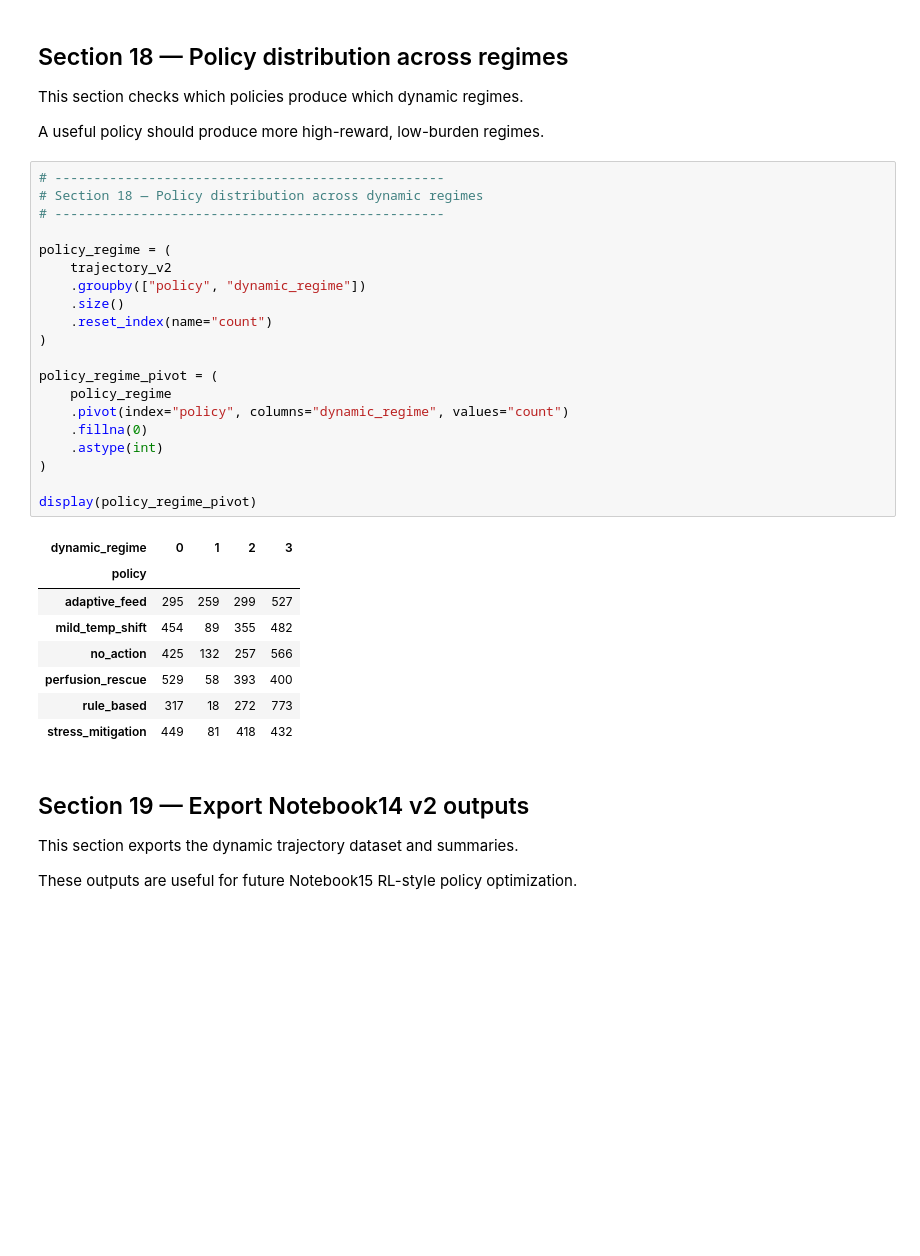
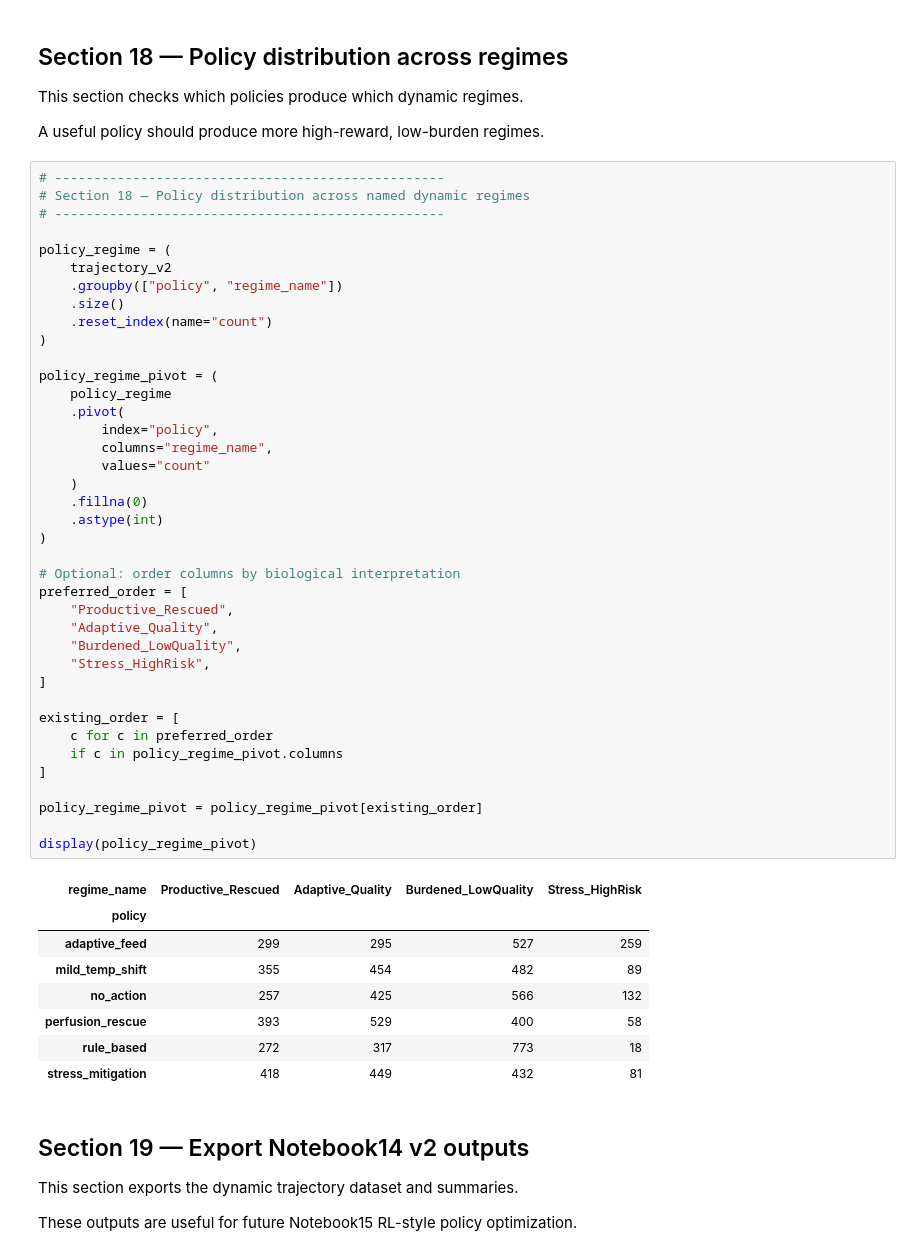
Before and after one commit to Sanghee-L/CLD_ML_PIPELINE, a Jupyter notebook: notebooks/14v2_Dynamic_State_Trajectories_with_Process_Actions_and_Reward.ipynb, the cells around one changed output. Saved outputs shown, nothing was run; the diff lists cells and outputs as text; blank space fills up the shorter version.

```diff
--- a/notebooks/14v2_Dynamic_State_Trajectories_with_Process_Actions_and_Reward.ipynb
+++ b/notebooks/14v2_Dynamic_State_Trajectories_with_Process_Actions_and_Reward.ipynb
@@ -1149,35 +1217,54 @@ display(regime_summary)
 This section checks which policies produce which dynamic regimes.
 
 A useful policy should produce more high-reward, low-burden regimes.
-# %%
-# --------------------------------------------------
-# Section 18 — Policy distribution across dynamic regimes
-# --------------------------------------------------
-
-policy_regime = (
-    trajectory_v2
-    .groupby(["policy", "dynamic_regime"])
-    .size()
-    .reset_index(name="count")
-)
-
-policy_regime_pivot = (
-    policy_regime
-    .pivot(index="policy", columns="dynamic_regime", values="count")
-    .fillna(0)
-    .astype(int)
-)
-
-display(policy_regime_pivot)
-# %% [output]
-| dynamic_regime | 0 | 1 | 2 | 3 |
-| policy |  |  |  |  |
-| adaptive_feed | 295 | 259 | 299 | 527 |
-| mild_temp_shift | 454 | 89 | 355 | 482 |
-| no_action | 425 | 132 | 257 | 566 |
-| perfusion_rescue | 529 | 58 | 393 | 400 |
-| rule_based | 317 | 18 | 272 | 773 |
-| stress_mitigation | 449 | 81 | 418 | 432 |
+# %%
+# --------------------------------------------------
+# Section 18 — Policy distribution across named dynamic regimes
+# --------------------------------------------------
+
+policy_regime = (
+    trajectory_v2
+    .groupby(["policy", "regime_name"])
+    .size()
+    .reset_index(name="count")
+)
+
+policy_regime_pivot = (
+    policy_regime
+    .pivot(
+        index="policy",
+        columns="regime_name",
+        values="count"
+    )
+    .fillna(0)
+    .astype(int)
+)
+
+# Optional: order columns by biological interpretation
+preferred_order = [
+    "Productive_Rescued",
+    "Adaptive_Quality",
+    "Burdened_LowQuality",
+    "Stress_HighRisk",
+]
+
+existing_order = [
+    c for c in preferred_order
+    if c in policy_regime_pivot.columns
+]
+
+policy_regime_pivot = policy_regime_pivot[existing_order]
+
+display(policy_regime_pivot)
+# %% [output]
+| regime_name | Productive_Rescued | Adaptive_Quality | Burdened_LowQuality | Stress_HighRisk |
+| policy |  |  |  |  |
+| adaptive_feed | 299 | 295 | 527 | 259 |
+| mild_temp_shift | 355 | 454 | 482 | 89 |
+| no_action | 257 | 425 | 566 | 132 |
+| perfusion_rescue | 393 | 529 | 400 | 58 |
+| rule_based | 272 | 317 | 773 | 18 |
+| stress_mitigation | 418 | 449 | 432 | 81 |
 # %% [markdown]
 ## Section 19 — Export Notebook14 v2 outputs
 
```
Also changed, not shown: parts of 6 cells of this notebook, 2 other files.
